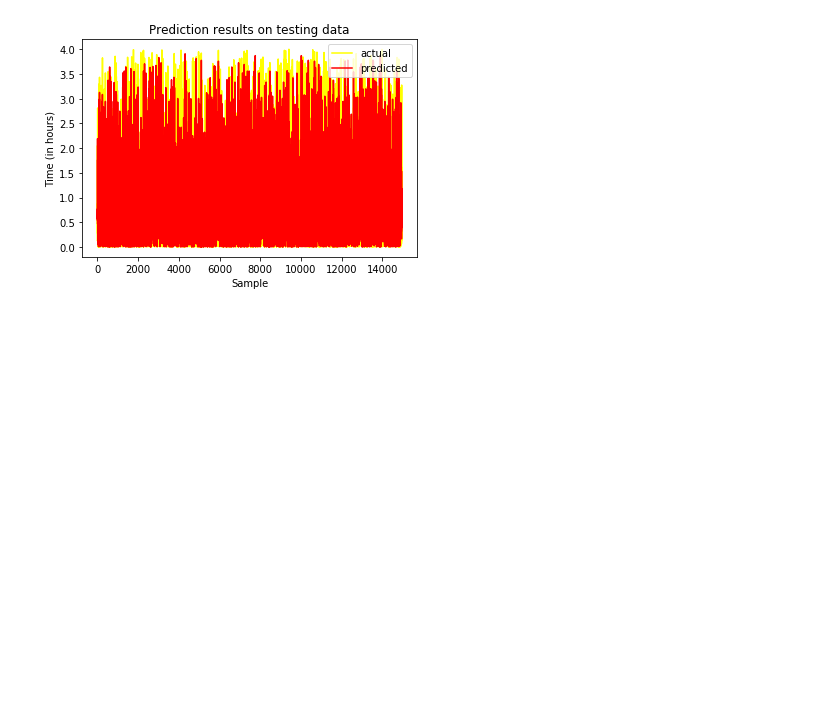
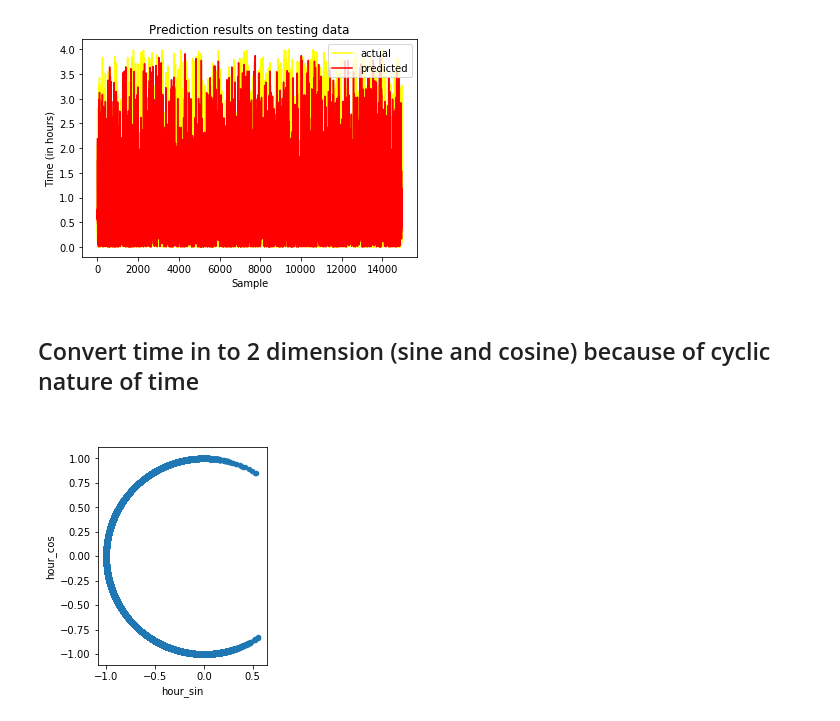
Before and after one commit to abu-rayyan/DeliveryTimePrediction, a Jupyter notebook: Ipynb_files/model2_dt.ipynb, the cells around one changed output. Saved outputs shown, nothing was run; the diff lists cells and outputs as text; code cells hidden in the pictures; blank space fills up the shorter version.

```diff
--- a/Ipynb_files/model2_dt.ipynb
+++ b/Ipynb_files/model2_dt.ipynb
@@ -134,3 +134,5 @@ plt.legend()
 plt.show()
 # %% [output]
 [figure]
+# %% [markdown]
+<H2> Convert time in to 2 dimension (sine and cosine) because of cyclic nature of time <H2>
@@ -136,0 +145,10 @@ plt.show()
+# %%
+df['diff'] = df['Biker Assigned Time'] - df['BikerAssignedTime'].apply(pd.to_datetime)
+# %%
+df['seconds'] = df['diff'].dt.total_seconds()
+# %%
+df['hour_sin'] = np.sin(2 * np.pi * df['seconds']/86400.0)
+df['hour_cos'] = np.cos(2 * np.pi * df['seconds']/86400.0)
+df.plot.scatter('hour_sin','hour_cos').set_aspect('equal')
+# %% [output]
+[figure, added]
```
Also changed, not shown: parts of 11 cells of this notebook, 2 other files.
